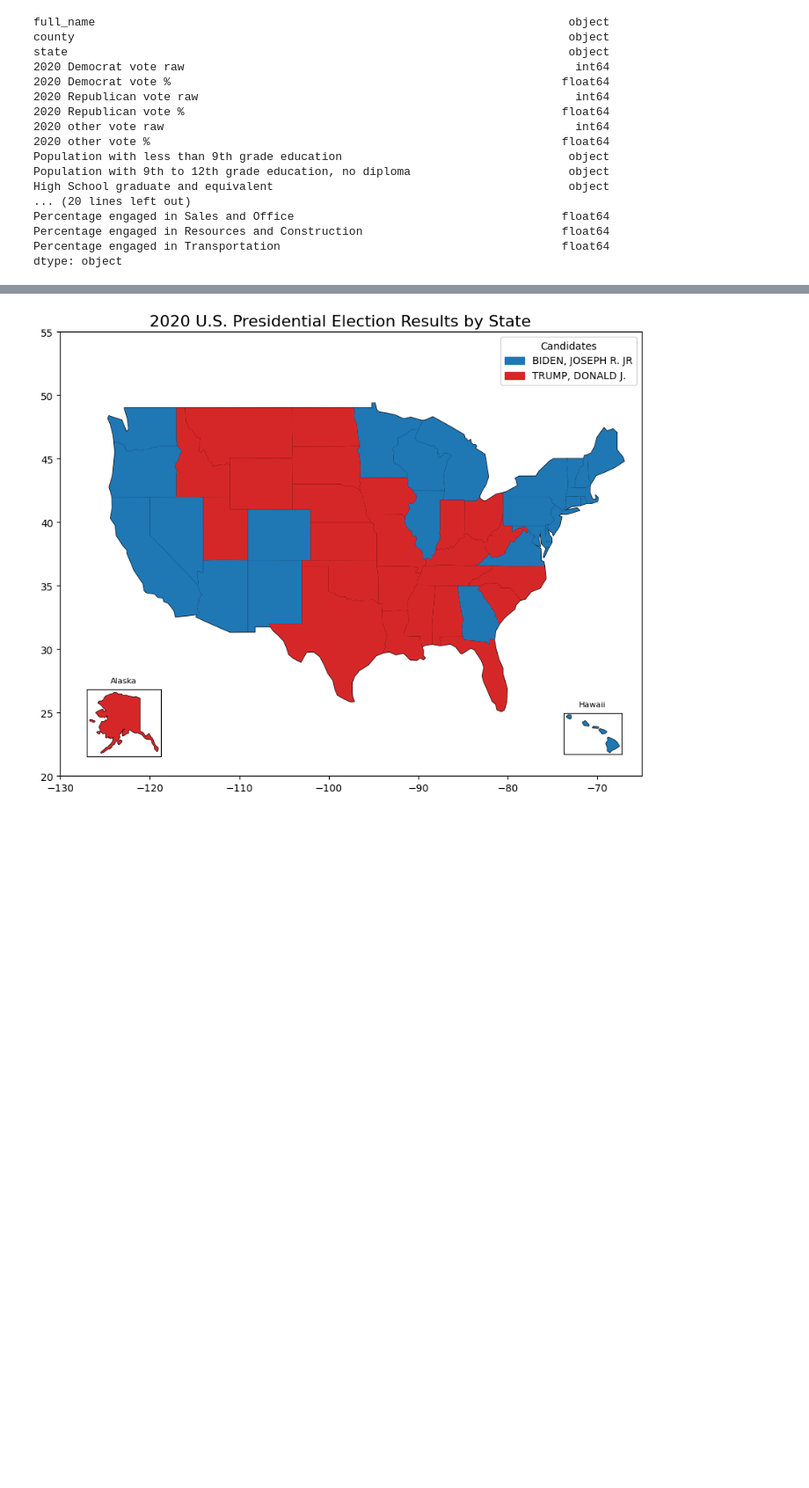
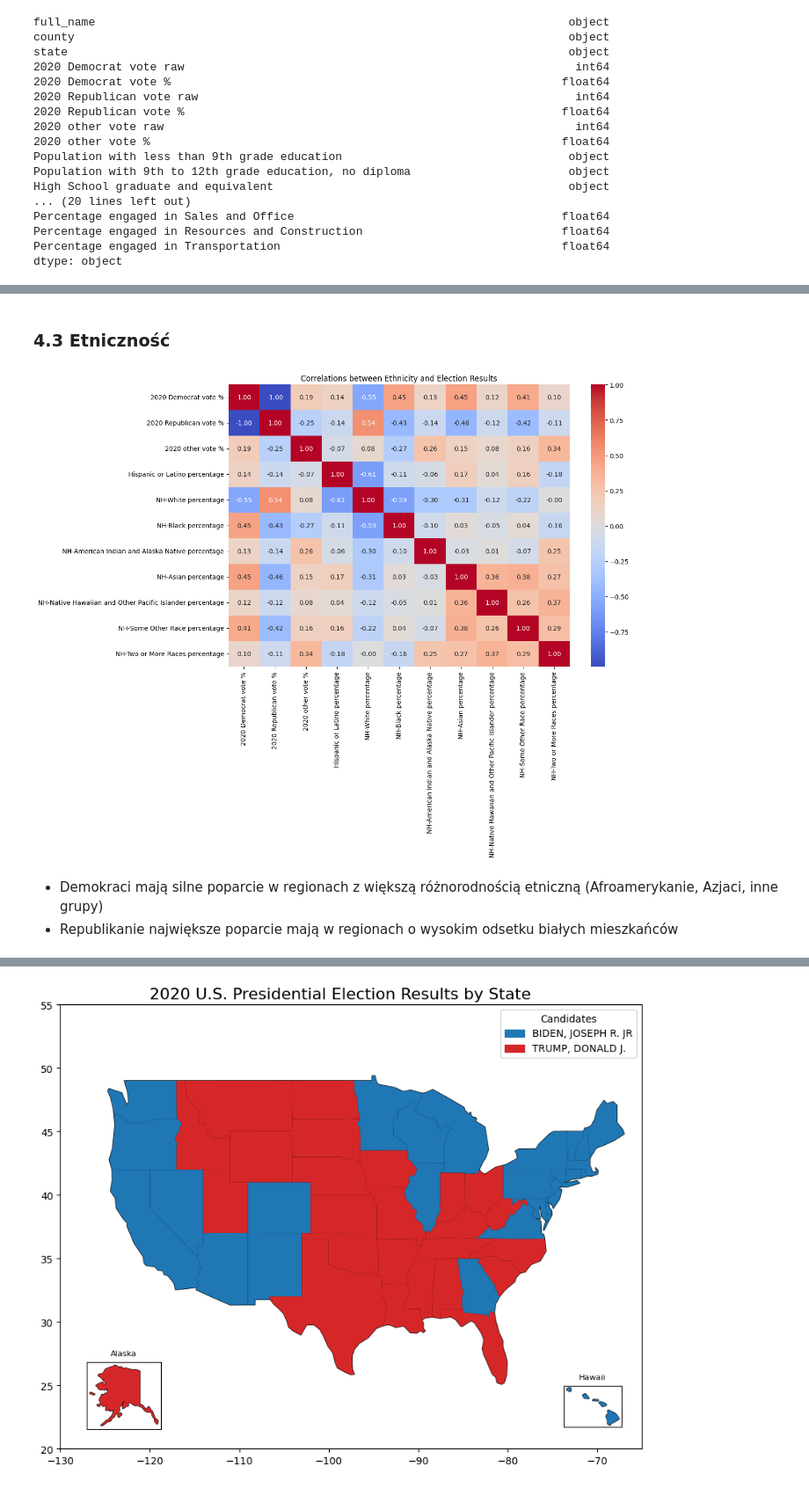
Before and after one commit to HowToCarpeDiem/Analysis-of-the-2020-US-presidential-election, a Jupyter notebook: geop1.ipynb, the cells around one changed output, grey strips where cells are left out. Shown at 88% size. Saved outputs shown, nothing was run; the diff lists cells and outputs as text; code cells hidden in the pictures; blank space fills up the shorter version.

```diff
--- a/geop1.ipynb
+++ b/geop1.ipynb
@@ -195,0 +255,35 @@ usa = gpd.read_file("ne_110m_admin_1_states_provinces/ne_110m_admin_1_states_pro
+# %% [markdown]
+### 4.3 Etniczność
+# %%
+ethnicity_columns = [
+    'Hispanic or Latino percentage',
+    'NH-White percentage',
+    'NH-Black percentage',
+    'NH-American Indian and Alaska Native percentage',
+    'NH-Asian percentage',
+    'NH-Native Hawaiian and Other Pacific Islander percentage',
+    'NH-Some Other Race percentage',
+    'NH-Two or More Races percentage'
+]
+
+# Konwersja wartości procentowych na liczby (jeśli są w formie string z %)
+for column in ethnicity_columns:
+    if dane[column].dtype == 'object':
+        dane[column] = dane[column].str.replace('%', '').astype(float)
+
+# Łączenie danych głosów i etniczności
+correlation_data = dane[col_results + ethnicity_columns]
+
+# Obliczanie macierzy korelacji
+correlation_matrix = correlation_data.corr()
+
+# Wyświetlenie macierzy korelacji
+plt.figure(figsize=(12, 8))
+sns.heatmap(correlation_matrix, annot=True, cmap='coolwarm', fmt=".2f")
+plt.title("Correlations between Ethnicity and Election Results")
+plt.show()
+# %% [output]
+[figure, added]
+# %% [markdown]
+- Demokraci mają silne poparcie w regionach z większą różnorodnością etniczną (Afroamerykanie, Azjaci, inne grupy)
+- Republikanie największe poparcie mają w regionach o wysokim odsetku białych mieszkańców
```
Also changed, not shown: parts of 53 cells of this notebook, 4 other files.
